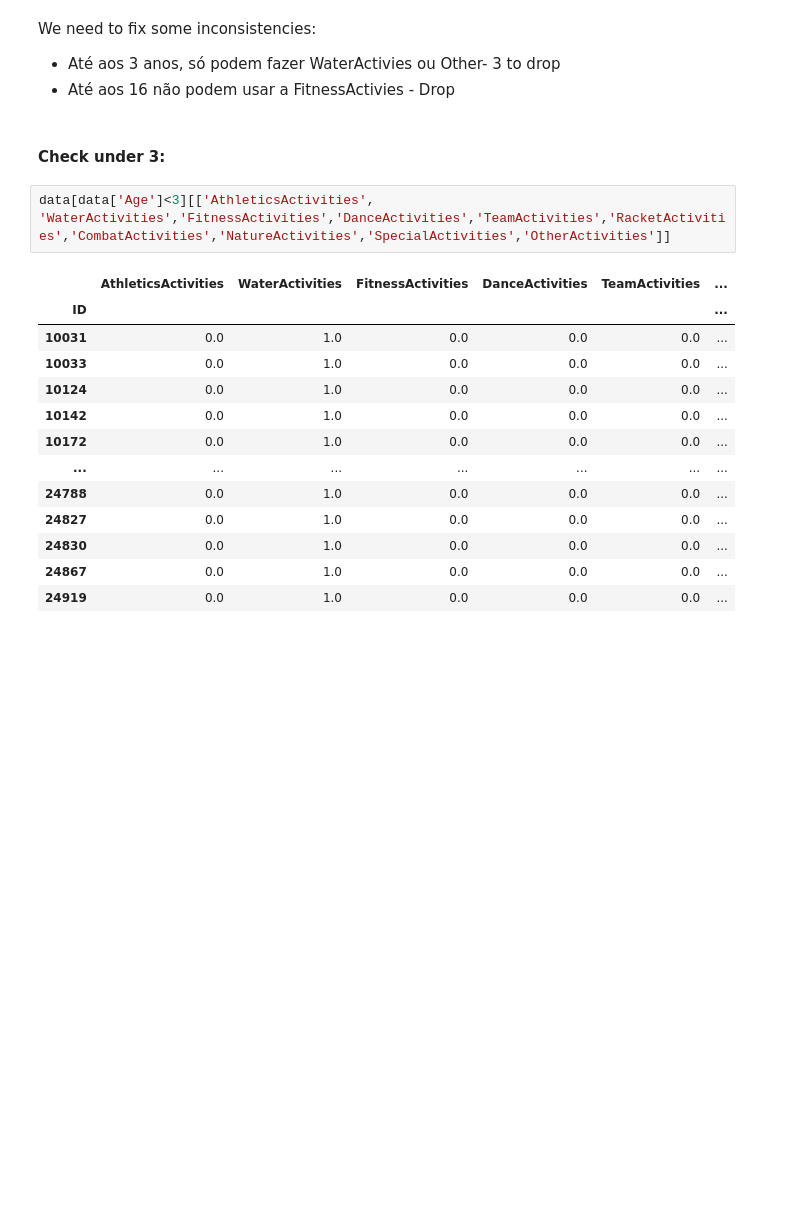
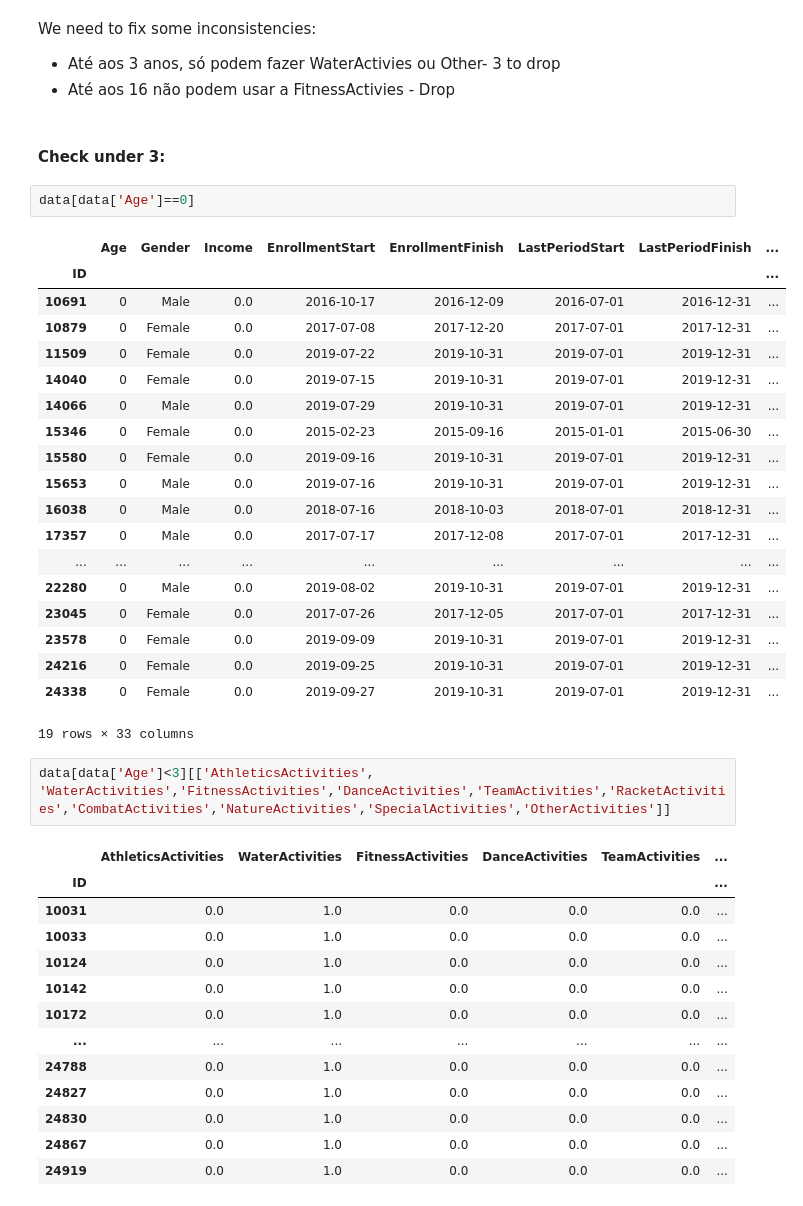
Before and after one commit to raquelxr/data-mining-proj, a Jupyter notebook: DM_Sofia.ipynb, the cells around one changed output. Drawn from its saved outputs; the diff is of its cells as text; blank space fills up the shorter version.

```diff
--- a/DM_Sofia.ipynb
+++ b/DM_Sofia.ipynb
@@ -329,6 +329,28 @@ We need to fix some inconsistencies:
 - Até aos 16 não podem usar a FitnessActivies - Drop
 # %% [markdown]
 #### Check under 3:
+# %%
+data[data['Age']==0]
+# %% [output]
+|  | Age | Gender | Income | EnrollmentStart | EnrollmentFinish | LastPeriodStart | LastPeriodFinish | ... |
+| ID |  |  |  |  |  |  |  | ... |
+| 10691 | 0 | Male | 0.0 | 2016-10-17 | 2016-12-09 | 2016-07-01 | 2016-12-31 | ... |
+| 10879 | 0 | Female | 0.0 | 2017-07-08 | 2017-12-20 | 2017-07-01 | 2017-12-31 | ... |
+| 11509 | 0 | Female | 0.0 | 2019-07-22 | 2019-10-31 | 2019-07-01 | 2019-12-31 | ... |
+| 14040 | 0 | Female | 0.0 | 2019-07-15 | 2019-10-31 | 2019-07-01 | 2019-12-31 | ... |
+| 14066 | 0 | Male | 0.0 | 2019-07-29 | 2019-10-31 | 2019-07-01 | 2019-12-31 | ... |
+| 15346 | 0 | Female | 0.0 | 2015-02-23 | 2015-09-16 | 2015-01-01 | 2015-06-30 | ... |
+| 15580 | 0 | Female | 0.0 | 2019-09-16 | 2019-10-31 | 2019-07-01 | 2019-12-31 | ... |
+| 15653 | 0 | Male | 0.0 | 2019-07-16 | 2019-10-31 | 2019-07-01 | 2019-12-31 | ... |
+| 16038 | 0 | Male | 0.0 | 2018-07-16 | 2018-10-03 | 2018-07-01 | 2018-12-31 | ... |
+| 17357 | 0 | Male | 0.0 | 2017-07-17 | 2017-12-08 | 2017-07-01 | 2017-12-31 | ... |
+| ... | ... | ... | ... | ... | ... | ... | ... | ... |
+| 22280 | 0 | Male | 0.0 | 2019-08-02 | 2019-10-31 | 2019-07-01 | 2019-12-31 | ... |
+| 23045 | 0 | Female | 0.0 | 2017-07-26 | 2017-12-05 | 2017-07-01 | 2017-12-31 | ... |
+| 23578 | 0 | Female | 0.0 | 2019-09-09 | 2019-10-31 | 2019-07-01 | 2019-12-31 | ... |
+| 24216 | 0 | Female | 0.0 | 2019-09-25 | 2019-10-31 | 2019-07-01 | 2019-12-31 | ... |
+| 24338 | 0 | Female | 0.0 | 2019-09-27 | 2019-10-31 | 2019-07-01 | 2019-12-31 | ... |
+19 rows × 33 columns
 # %%
 data[data['Age']<3][['AthleticsActivities', 'WaterActivities','FitnessActivities','DanceActivities','TeamActivities','RacketActivities','CombatActivities','NatureActivities','SpecialActivities','OtherActivities']]
 # %% [output]
```
